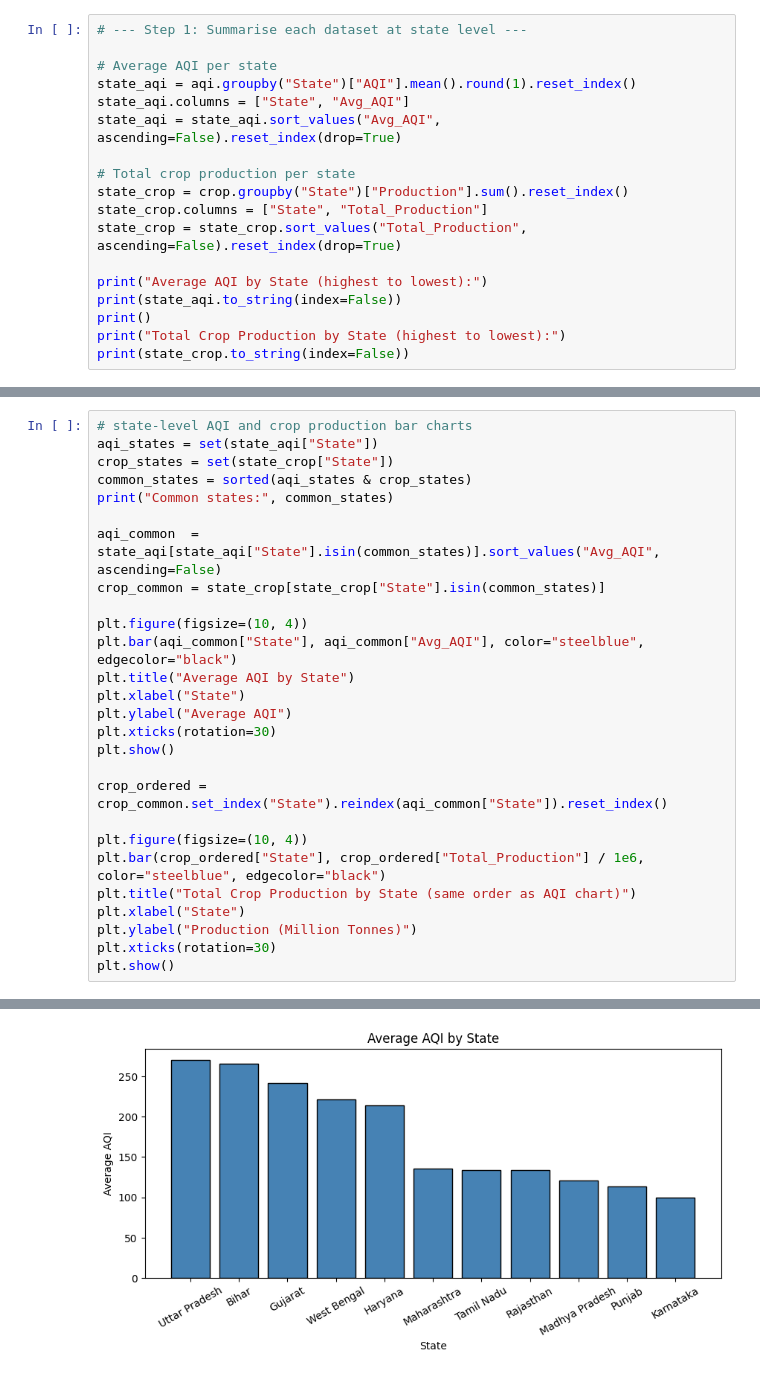
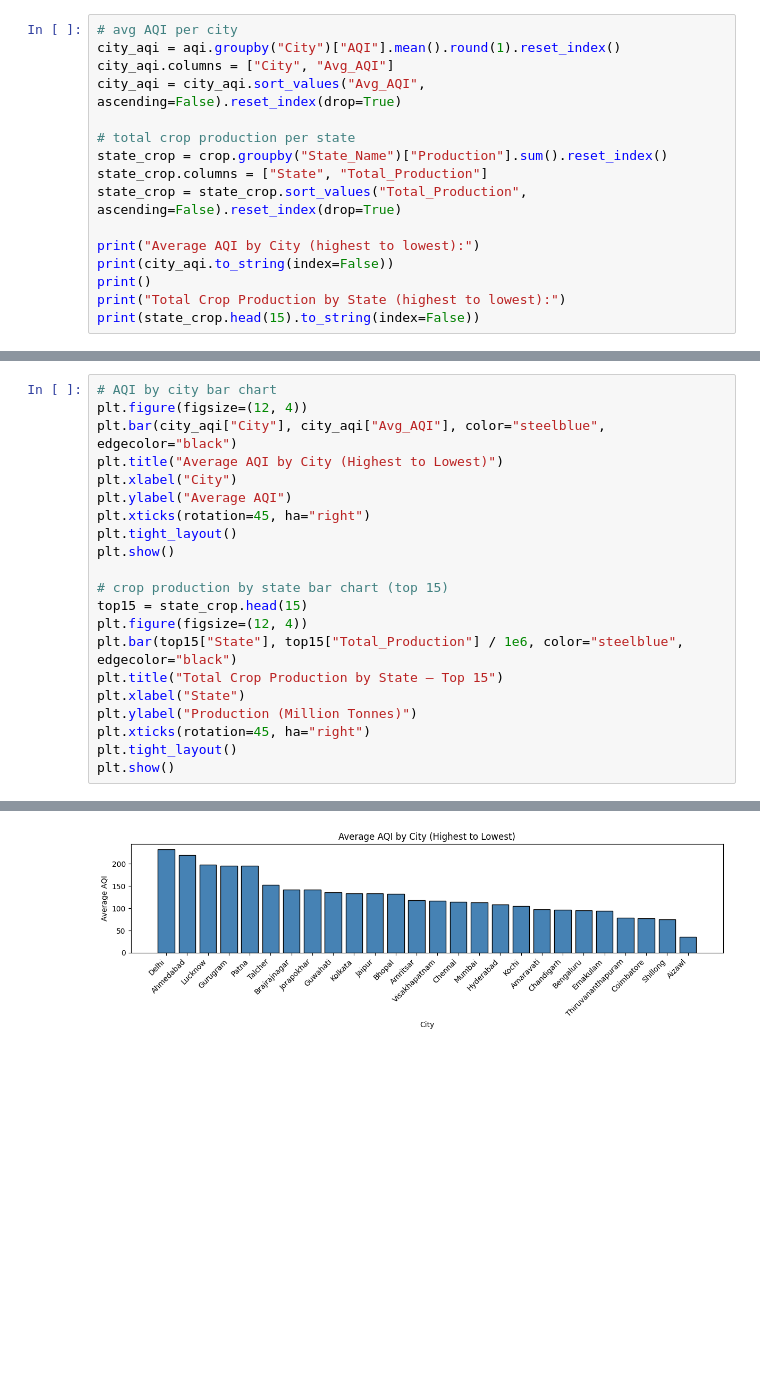
Before and after one commit to arnav25102004/Machine-Learning, a Jupyter notebook: 2547115_Lab2.ipynb, the cells around one changed output, grey strips where cells are left out. Cells and saved outputs as stored; diff of their text form; blank space fills up the shorter version.

```diff
--- a/2547115_Lab2.ipynb
+++ b/2547115_Lab2.ipynb
@@ -145,19 +140,17 @@ The two datasets cover different years (AQI: 2016-2020, Crop: 2010-2014) so a ye
 # %%
-# --- Step 1: Summarise each dataset at state level ---
+# avg AQI per city
+city_aqi = aqi.groupby("City")["AQI"].mean().round(1).reset_index()
+city_aqi.columns = ["City", "Avg_AQI"]
+city_aqi = city_aqi.sort_values("Avg_AQI", ascending=False).reset_index(drop=True)
 
-# Average AQI per state
-state_aqi = aqi.groupby("State")["AQI"].mean().round(1).reset_index()
-state_aqi.columns = ["State", "Avg_AQI"]
-state_aqi = state_aqi.sort_values("Avg_AQI", ascending=False).reset_index(drop=True)
-
-# Total crop production per state
-state_crop = crop.groupby("State")["Production"].sum().reset_index()
+# total crop production per state
+state_crop = crop.groupby("State_Name")["Production"].sum().reset_index()
 state_crop.columns = ["State", "Total_Production"]
 state_crop = state_crop.sort_values("Total_Production", ascending=False).reset_index(drop=True)
 
-print("Average AQI by State (highest to lowest):")
-print(state_aqi.to_string(index=False))
+print("Average AQI by City (highest to lowest):")
+print(city_aqi.to_string(index=False))
 print()
 print("Total Crop Production by State (highest to lowest):")
-print(state_crop.to_string(index=False))
+print(state_crop.head(15).to_string(index=False))
 # %% [output]
@@ -183,28 +176,22 @@ Average AQI by State (highest to lowest):
 # %%
-# state-level AQI and crop production bar charts
-aqi_states = set(state_aqi["State"])
-crop_states = set(state_crop["State"])
-common_states = sorted(aqi_states & crop_states)
-print("Common states:", common_states)
-
-aqi_common  = state_aqi[state_aqi["State"].isin(common_states)].sort_values("Avg_AQI", ascending=False)
-crop_common = state_crop[state_crop["State"].isin(common_states)]
-
-plt.figure(figsize=(10, 4))
-plt.bar(aqi_common["State"], aqi_common["Avg_AQI"], color="steelblue", edgecolor="black")
-plt.title("Average AQI by State")
-plt.xlabel("State")
+# AQI by city bar chart
+plt.figure(figsize=(12, 4))
+plt.bar(city_aqi["City"], city_aqi["Avg_AQI"], color="steelblue", edgecolor="black")
+plt.title("Average AQI by City (Highest to Lowest)")
+plt.xlabel("City")
 plt.ylabel("Average AQI")
-plt.xticks(rotation=30)
+plt.xticks(rotation=45, ha="right")
+plt.tight_layout()
 plt.show()
 
-crop_ordered = crop_common.set_index("State").reindex(aqi_common["State"]).reset_index()
-
-plt.figure(figsize=(10, 4))
-plt.bar(crop_ordered["State"], crop_ordered["Total_Production"] / 1e6, color="steelblue", edgecolor="black")
-plt.title("Total Crop Production by State (same order as AQI chart)")
+# crop production by state bar chart (top 15)
+top15 = state_crop.head(15)
+plt.figure(figsize=(12, 4))
+plt.bar(top15["State"], top15["Total_Production"] / 1e6, color="steelblue", edgecolor="black")
+plt.title("Total Crop Production by State — Top 15")
 plt.xlabel("State")
 plt.ylabel("Production (Million Tonnes)")
-plt.xticks(rotation=30)
+plt.xticks(rotation=45, ha="right")
+plt.tight_layout()
 plt.show()
 # %% [output]
@@ -212 +198 @@ Common states: ['Bihar', 'Gujarat', 'Haryana', 'Karnataka', 'Madhya Pradesh', 'M
-[figure, old version]
+[figure, new version]
```
Also changed, not shown: parts of 25 cells of this notebook, 1 other file.
